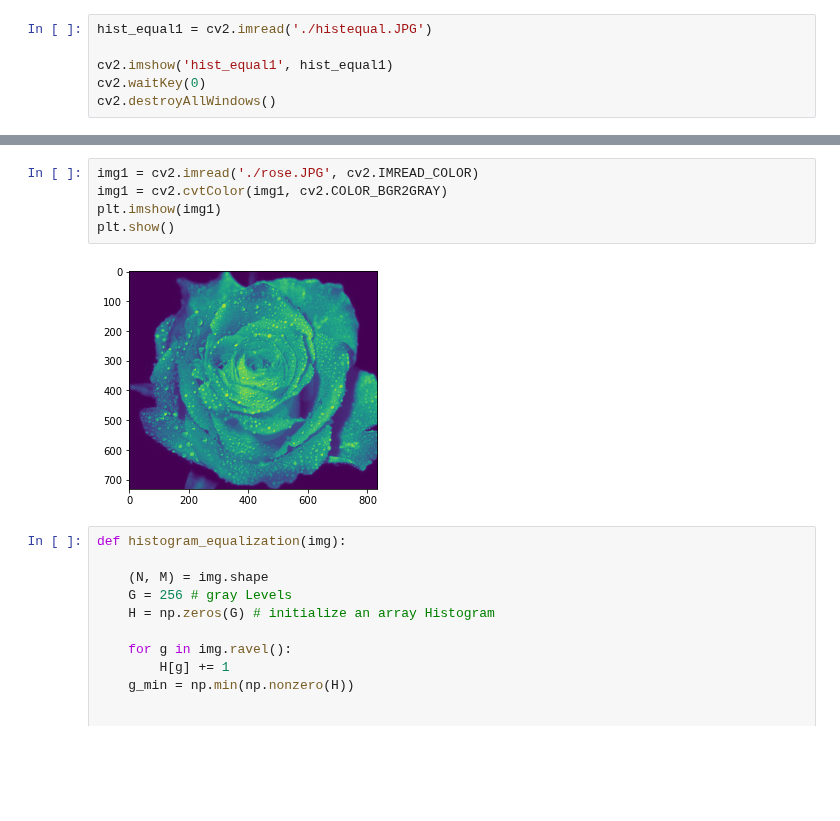
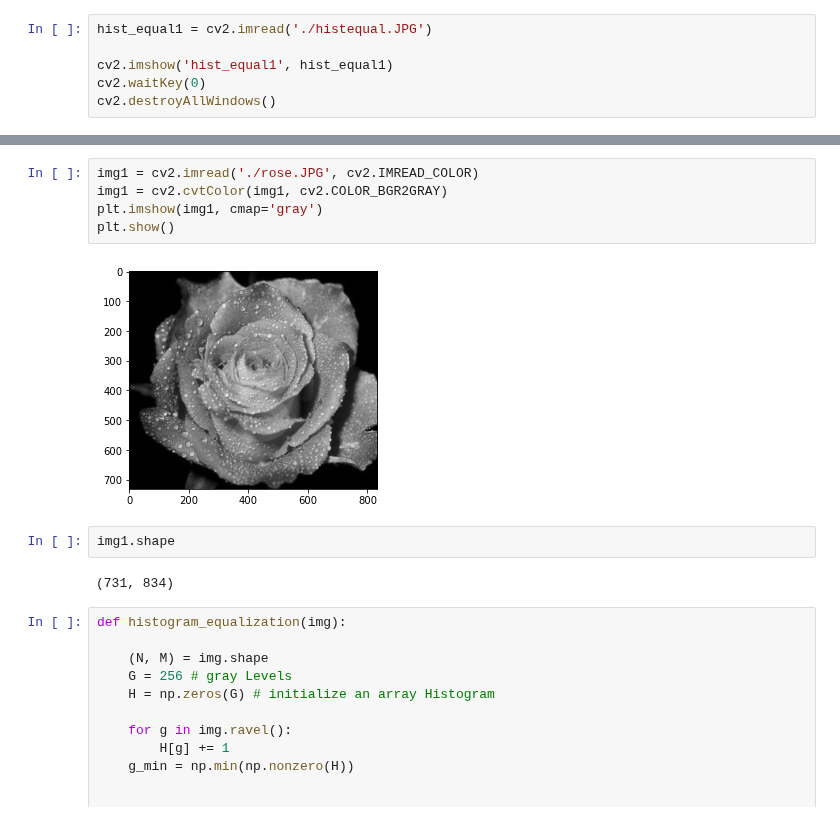
Before and after one commit to HoJin1014/KNU-BIGDATA-study, a Jupyter notebook: 2022.11.14/hist_equal.ipynb, the cells around one changed output, grey strips where cells are left out. Cells and saved outputs as stored; diff of their text form; blank space fills up the shorter version.

```diff
--- a/2022.11.14/hist_equal.ipynb
+++ b/2022.11.14/hist_equal.ipynb
@@ -25,10 +32,14 @@ cv2.destroyAllWindows()
 # %%
 img1 = cv2.imread('./rose.JPG', cv2.IMREAD_COLOR)
 img1 = cv2.cvtColor(img1, cv2.COLOR_BGR2GRAY)
-plt.imshow(img1)
+plt.imshow(img1, cmap='gray')
 plt.show()
 # %% [output]
-[figure, old version]
+[figure, new version]
+# %%
+img1.shape
+# %% [output]
+(731, 834)
 # %%
 def histogram_equalization(img):
 
```
Also changed, not shown: parts of 5 cells of this notebook.
